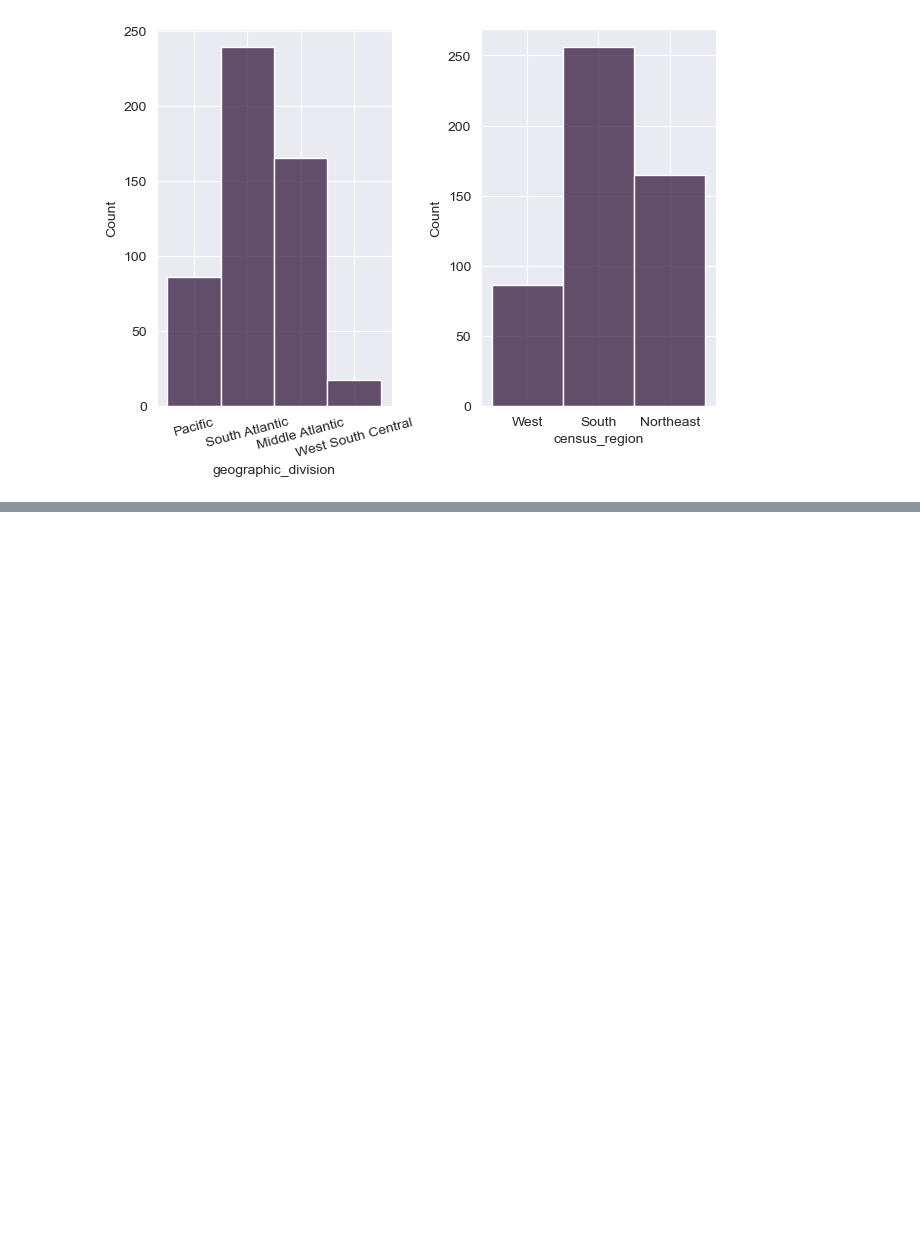
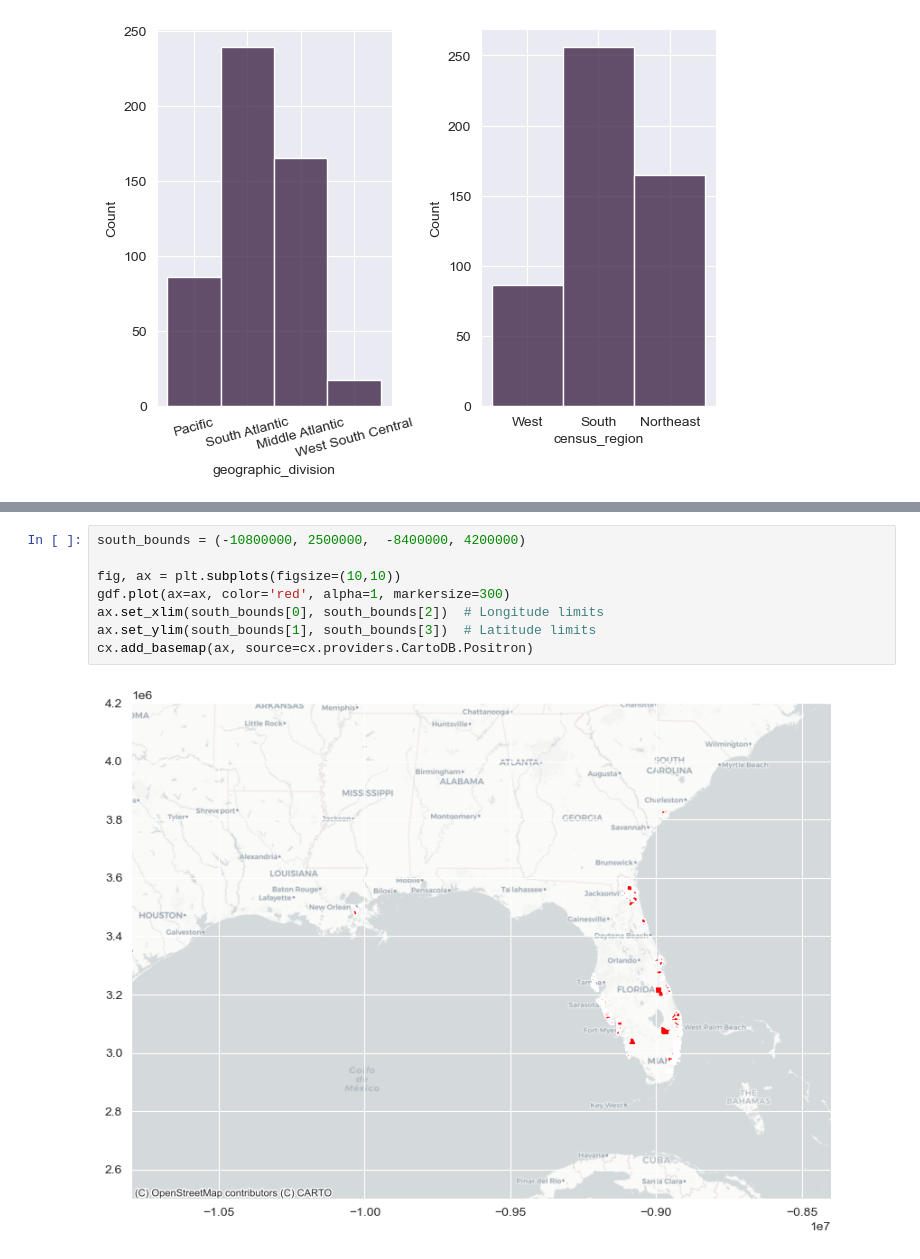
Before and after one commit to phillippmueller/flood_adaptation_behavior, a Jupyter notebook: EDA.ipynb, the cells around one changed output, grey strips where cells are left out. Drawn from its saved outputs; the diff is of its cells as text; blank space fills up the shorter version.

```diff
--- a/LetsHaveALook.ipynb
+++ b/EDA.ipynb
@@ -649,0 +649,10 @@ cx.add_basemap(ax, source=cx.providers.CartoDB.Positron)
+# %%
+south_bounds = (-10800000, 2500000,  -8400000, 4200000)
+
+fig, ax = plt.subplots(figsize=(10,10))
+gdf.plot(ax=ax, color='red', alpha=1, markersize=300)
+ax.set_xlim(south_bounds[0], south_bounds[2])  # Longitude limits
+ax.set_ylim(south_bounds[1], south_bounds[3])  # Latitude limits
+cx.add_basemap(ax, source=cx.providers.CartoDB.Positron)
+# %% [output]
+[figure, added]
```
Also changed, not shown: parts of 7 cells of this notebook, 4 other files.
